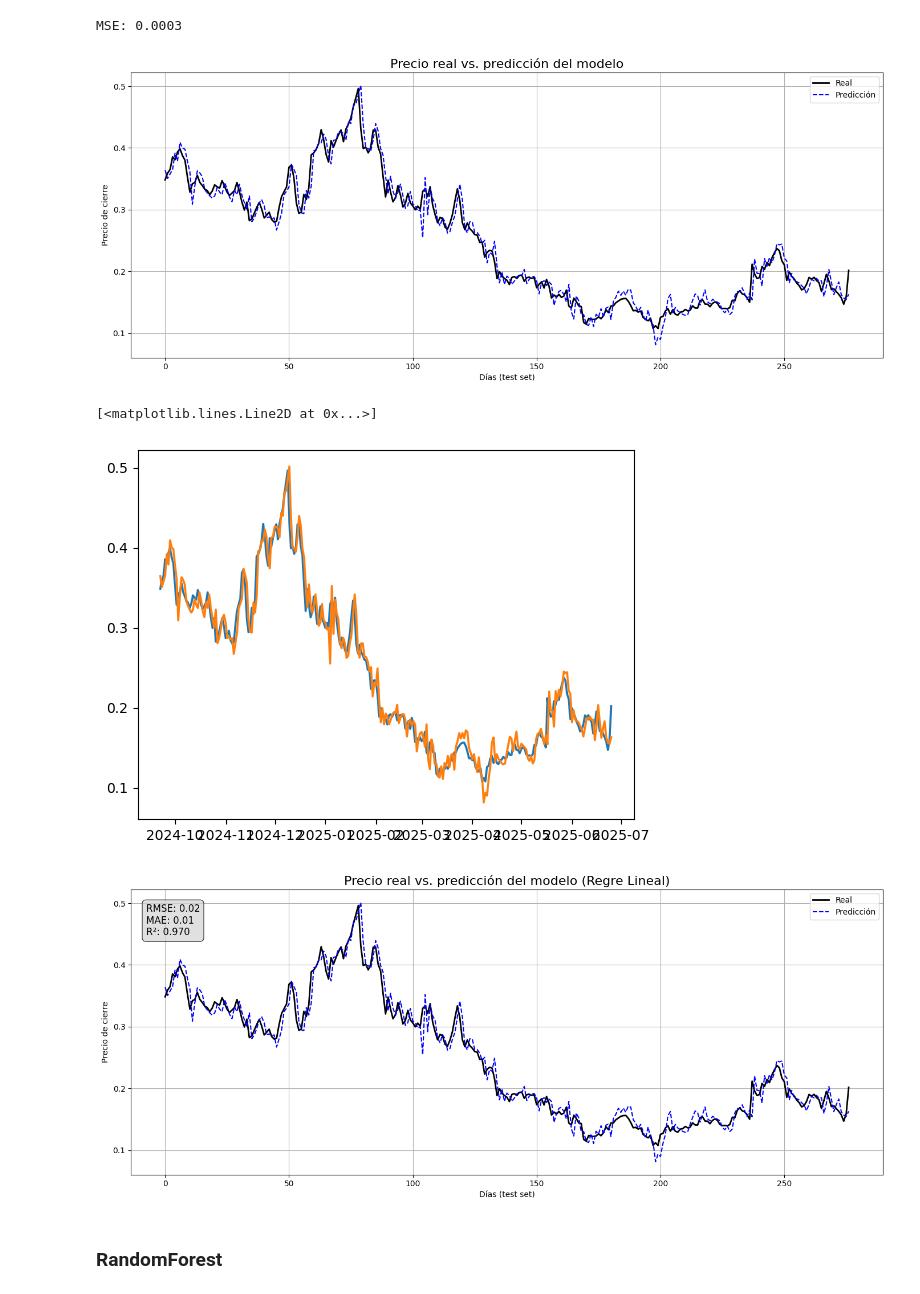
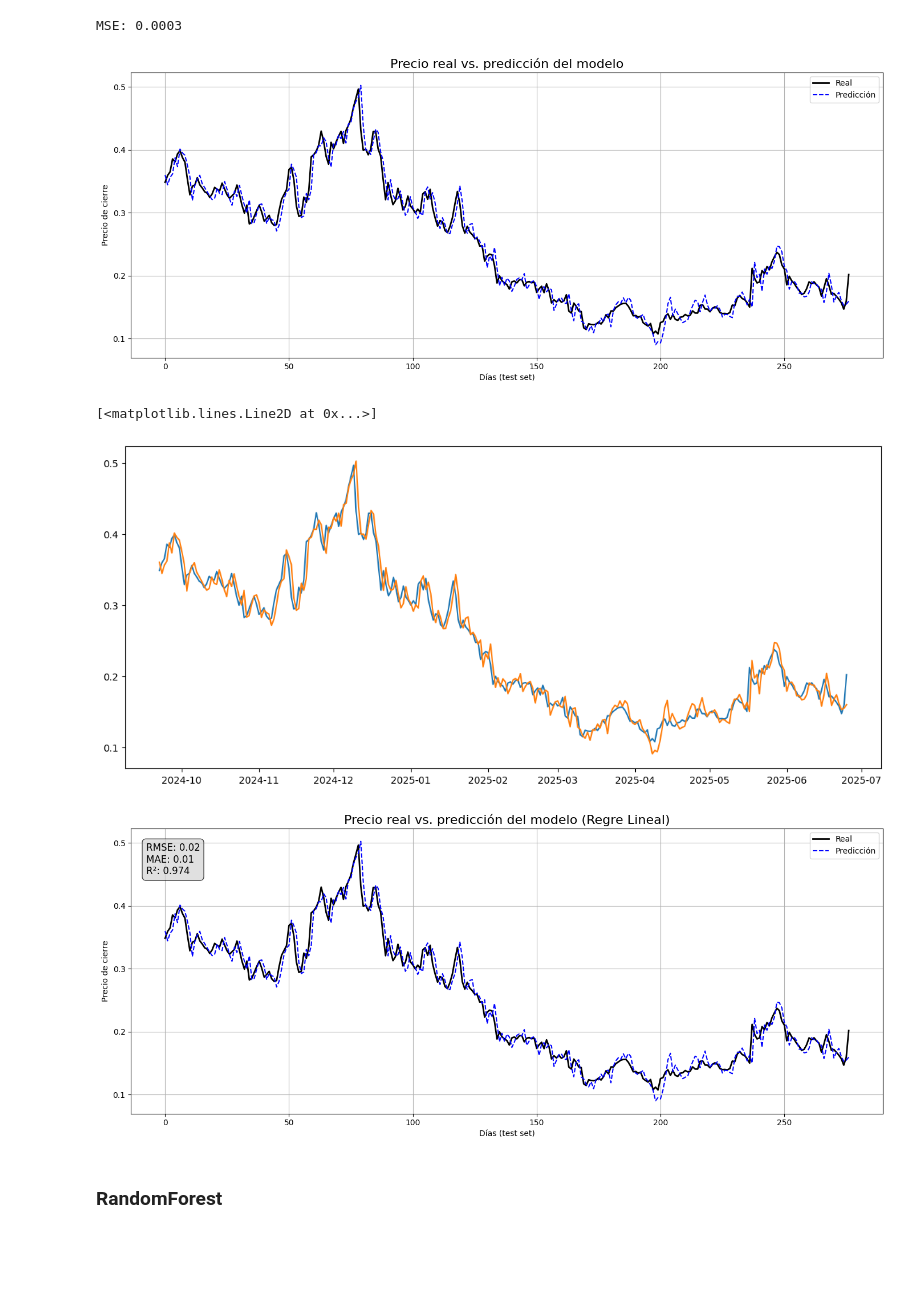
Before and after one commit to KarimS21/TP-TF-Machine-Learning, a Jupyter notebook: TP_MachineLearning_Modelos.ipynb, the cells around one changed output. Cells and saved outputs as stored; diff of their text form; code cells hidden in the pictures; blank space fills up the shorter version.

```diff
--- a/TP_MachineLearning_Modelos.ipynb
+++ b/TP_MachineLearning_Modelos.ipynb
@@ -196,0 +229,5 @@ memory usage: 222.3 KB
+# %%
+features = ['close', 'volume_log', 'marketCap_log', 'rsi_14',
+       'macd', 'macd_signal', 'macd_diff', 'stoch_k', 'stoch_d', 'price_range_pct',
+       'volume_log_change', 'marketCap_log_change', 'liq_ratio']
+create_sliding_window(data, 'close', 7, 2).head(10)
@@ -218,8 +286,7 @@ def create_sliding_windows(data, features, target="close", window_size=7):
     return np.array(X), np.array(y)
 
 features = ['close', 'volume_log', 'marketCap_log', 'rsi_14',
-       'macd', 'macd_signal', 'macd_diff', 'stoch_k', 'stoch_d', 'year',
-       'month', 'day', 'day_of_week', 'quarter', 'price_range_pct',
+       'macd', 'macd_signal', 'macd_diff', 'stoch_k', 'stoch_d', 'price_range_pct',
        'volume_log_change', 'volume_log_ma_7d', 'marketCap_log_change',
        'liq_ratio']
 X, y = create_sliding_windows(data, features, window_size=7)
@@ -280,14 +347,15 @@ plt.grid(True)
 plt.tight_layout()
 plt.show()
 # %% [output]
-[figure, old version]
+[figure, new version]
 # %%
 fechas_test = data.index[-len(y_test):]  # solo si tu DataFrame tiene índice tipo datetime
+plt.figure(figsize=(14, 6))
 plt.plot(fechas_test, y_test, label='Real')
 plt.plot(fechas_test, preds_LR, label='Predicción')
 # %% [output]
 [<matplotlib.lines.Line2D at 0x...>]
-[figure, old version]
+[figure, new version]
 # %%
 import matplotlib.pyplot as plt
 from sklearn.metrics import mean_squared_error, mean_absolute_error, r2_score
@@ -322,7 +390,7 @@ plt.text(0.02, 0.95, textstr, transform=plt.gca().transAxes,
 plt.tight_layout()
 plt.show()
 # %% [output]
-[figure, old version]
+[figure, new version]
 # %% [markdown]
 ### RandomForest
 # %%
```
Also changed, not shown: parts of 39 cells of this notebook.
